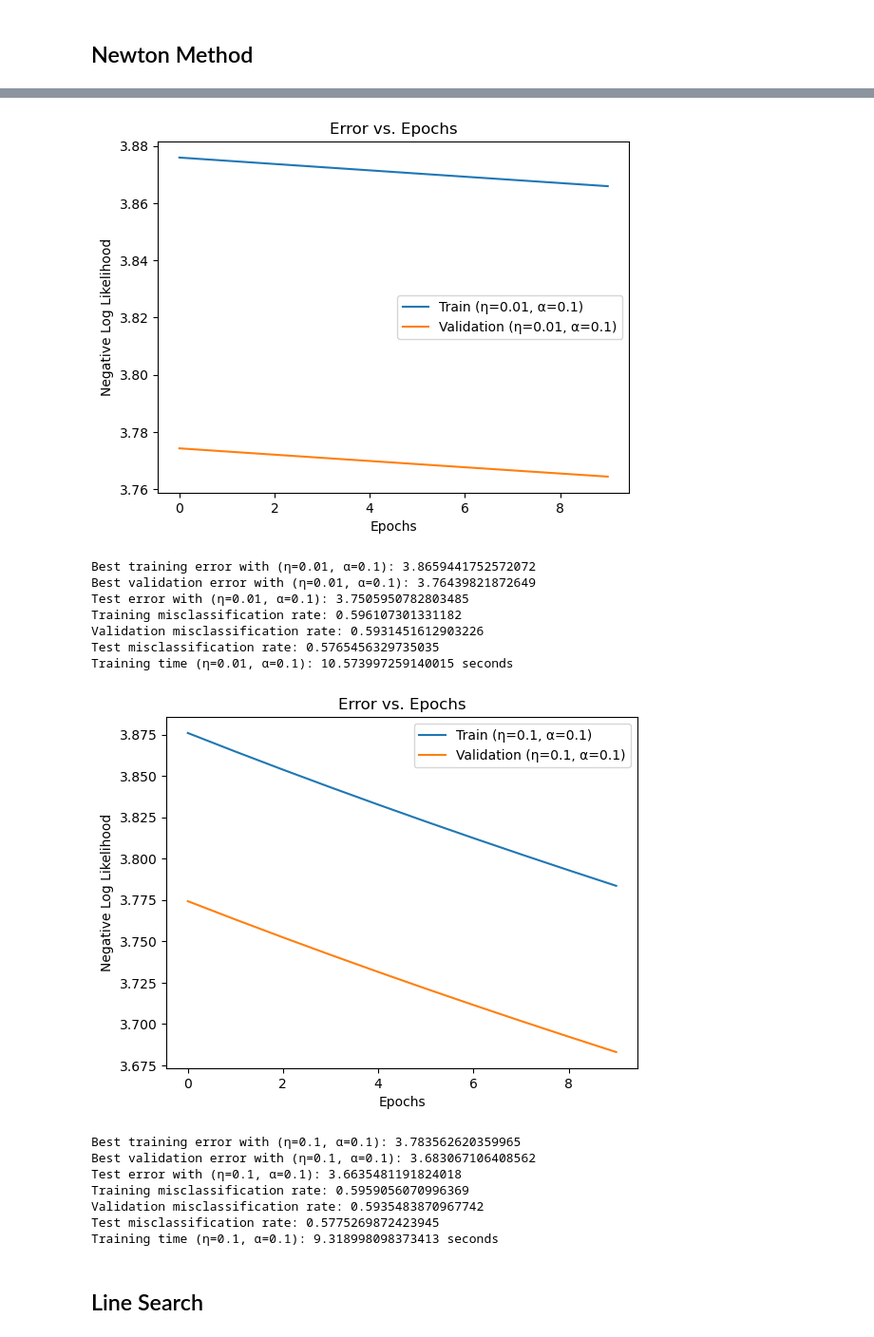
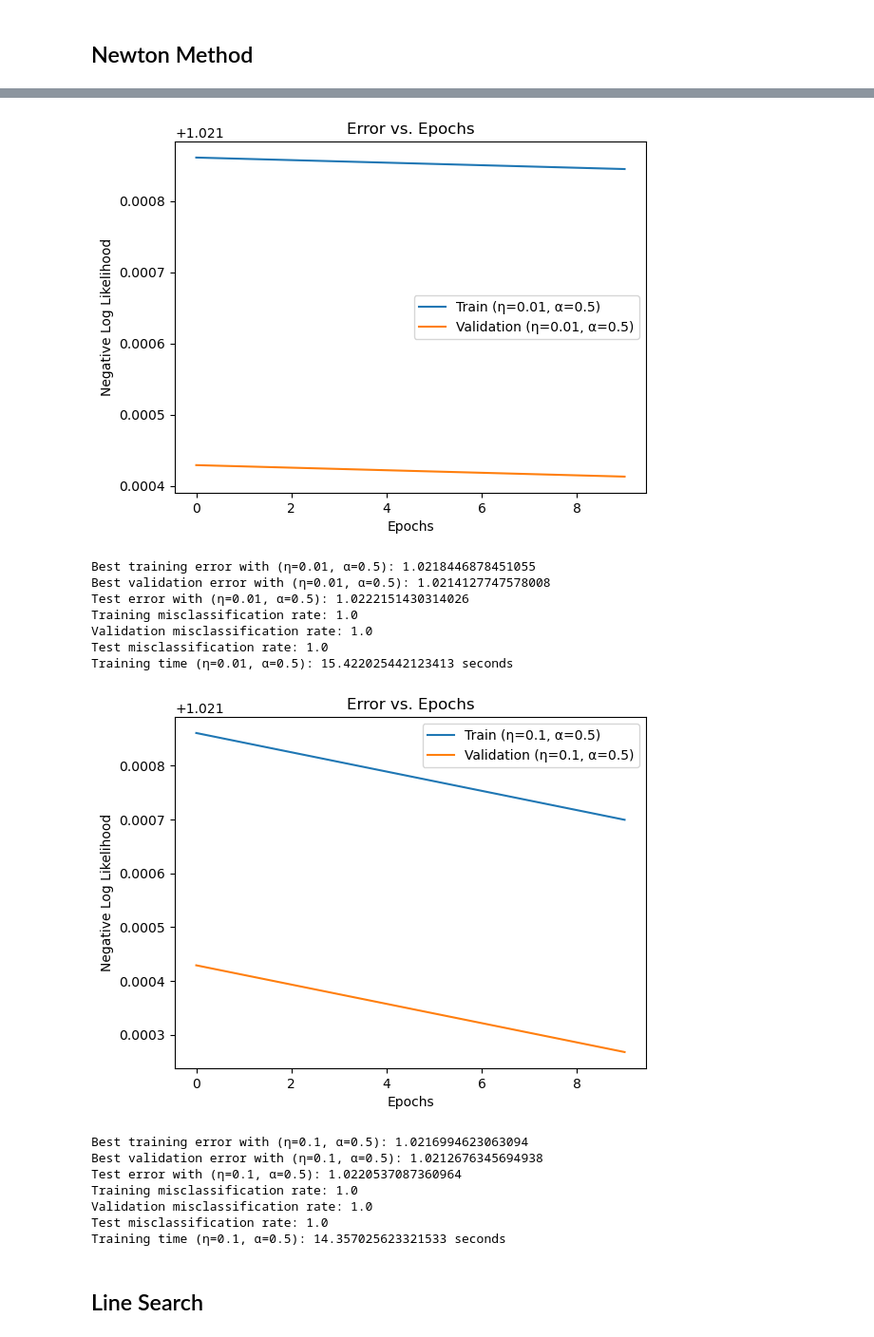
Before and after one commit to JvPost/CDSML, a Jupyter notebook: assignment4.ipynb, the cells around one changed output, grey strips where cells are left out. Shown at 95% size. Drawn from its saved outputs; the diff is of its cells as text; code cells hidden in the pictures.

```diff
--- a/assignment4.ipynb
+++ b/assignment4.ipynb
@@ -340,6 +324,6 @@ def gradient(x, y_pred, t, prev_delta_w, alpha):
     return delta_w
 # %%
-def train(x, t, w, learning_rate, epochs, alpha, x_val=None, t_val=None):
+def train(x, t, w, learning_rate, epochs, lambda_value, alpha, x_val=None, t_val=None):
     train_errors = []
     val_errors = []
 
@@ -366,19 +350,20 @@ def train(x, t, w, learning_rate, epochs, alpha, x_val=None, t_val=None):
 
             best_val_error = min(best_val_error, current_val_error)
 
-        delta_w = gradient(x, y_pred, t, prev_delta_w, alpha)
+        delta_w = gradient(x, y_pred, t, w, prev_delta_w, lambda_value, alpha)
         w += learning_rate * delta_w
         prev_delta_w = delta_w
 
     return w, train_errors, val_errors, best_train_error, best_val_error
 # %%
 # training loop
-alpha = 0.1
+alpha = 0.5 # based on previous experiments
+lambda_value = 0.1
 
 for eta in learning_rates:
     start_time = time.time()
 
-    w, train_errors, val_errors, best_train_error, best_val_error = train(train_images_bias, train_labels, w_init.copy(), eta, 10000, alpha, val_images_bias, val_labels)
+    w, train_errors, val_errors, best_train_error, best_val_error = train(train_images_bias, train_labels, w_init.copy(), eta, 10000, lambda_value, alpha, val_images_bias, val_labels)
 
     end_time = time.time()
     elapsed_time = end_time - start_time
@@ -436,24 +421,20 @@ Training time (η=0.1, α=0.1): 65.86700367927551 seconds
 # %% [markdown]
 ## Newton Method
 # %%
-# redefine gradient
-def gradient(x, y_pred, t, alpha, w):
-    nll_gradient = np.dot(x.T, (y_pred - t)) / len(x)
-    regularization_gradient = alpha * w
-    return nll_gradient + regularization_gradient
-
 def hessian(X, y_pred, alpha):
     R = np.diagflat(y_pred * (1 - y_pred))
     H = X.T @ R @ X + alpha * np.eye(X.shape[1])
     return H
 # %%
 # redefine train
-def train(x, t, w, learning_rate, epochs, alpha, x_val=None, t_val=None):
+def train(x, t, w, learning_rate, epochs, lambda_value, alpha, x_val=None, t_val=None):
     train_errors = []
     val_errors = []
 
     best_train_error = float('inf')
     best_val_error = float('inf')
+
+    prev_delta_w = np.zeros_like(w)
 
     for epoch in range(epochs):
         y_pred = predict(x, w)
@@ -473,20 +454,22 @@ def train(x, t, w, learning_rate, epochs, alpha, x_val=None, t_val=None):
 
             best_val_error = min(best_val_error, current_val_error)
 
-        grad = gradient(x, y_pred, t, alpha, w)
+        grad = gradient(x, y_pred, t, w, prev_delta_w, lambda_value, alpha)
         H = hessian(x, y_pred, alpha)
         delta_w = -np.linalg.inv(H) @ grad
-        w += learning_rate * delta_w
+        w -= learning_rate * delta_w
+        prev_delta_w = delta_w
 
     return w, train_errors, val_errors, best_train_error, best_val_error
 # %%
 # training loop
-alpha = 0.1
+alpha = 0.5 # based on previous experiments
+lambda_value = 0.1
 
 for eta in learning_rates:
     start_time = time.time()
 
-    w, train_errors, val_errors, best_train_error, best_val_error = train(train_images_bias, train_labels, w_init.copy(), eta, 10, alpha, val_images_bias, val_labels)
+    w, train_errors, val_errors, best_train_error, best_val_error = train(train_images_bias, train_labels, w_init.copy(), eta, 10, lambda_value, alpha, val_images_bias, val_labels)
 
     end_time = time.time()
     elapsed_time = end_time - start_time
@@ -528,19 +511,19 @@ Training time (η=0.001, α=0.1): 9.955999374389648 seconds
-[figure, old version]
+[figure, new version]
-Best training error with (η=0.01, α=0.1): 3.8659441752572072
-Best validation error with (η=0.01, α=0.1): 3.76439821872649
-Test error with (η=0.01, α=0.1): 3.7505950782803485
-Training misclassification rate: 0.596107301331182
-Validation misclassification rate: 0.5931451612903226
-Test misclassification rate: 0.5765456329735035
-Training time (η=0.01, α=0.1): 10.573997259140015 seconds
+Best training error with (η=0.01, α=0.5): 1.0218446878451055
+Best validation error with (η=0.01, α=0.5): 1.0214127747578008
+Test error with (η=0.01, α=0.5): 1.0222151430314026
+Training misclassification rate: 1.0
+Validation misclassification rate: 1.0
+Test misclassification rate: 1.0
+Training time (η=0.01, α=0.5): 15.422025442123413 seconds
-[figure, old version]
+[figure, new version]
-Best training error with (η=0.1, α=0.1): 3.783562620359965
-Best validation error with (η=0.1, α=0.1): 3.683067106408562
-Test error with (η=0.1, α=0.1): 3.6635481191824018
-Training misclassification rate: 0.5959056070996369
-Validation misclassification rate: 0.5935483870967742
-Test misclassification rate: 0.5775269872423945
-Training time (η=0.1, α=0.1): 9.318998098373413 seconds
+Best training error with (η=0.1, α=0.5): 1.0216994623063094
+Best validation error with (η=0.1, α=0.5): 1.0212676345694938
+Test error with (η=0.1, α=0.5): 1.0220537087360964
+Training misclassification rate: 1.0
+Validation misclassification rate: 1.0
+Test misclassification rate: 1.0
+Training time (η=0.1, α=0.5): 14.357025623321533 seconds
 # %% [markdown]
 ## Line Search
 # %%
```
Also changed, not shown: parts of 4 cells of this notebook.
